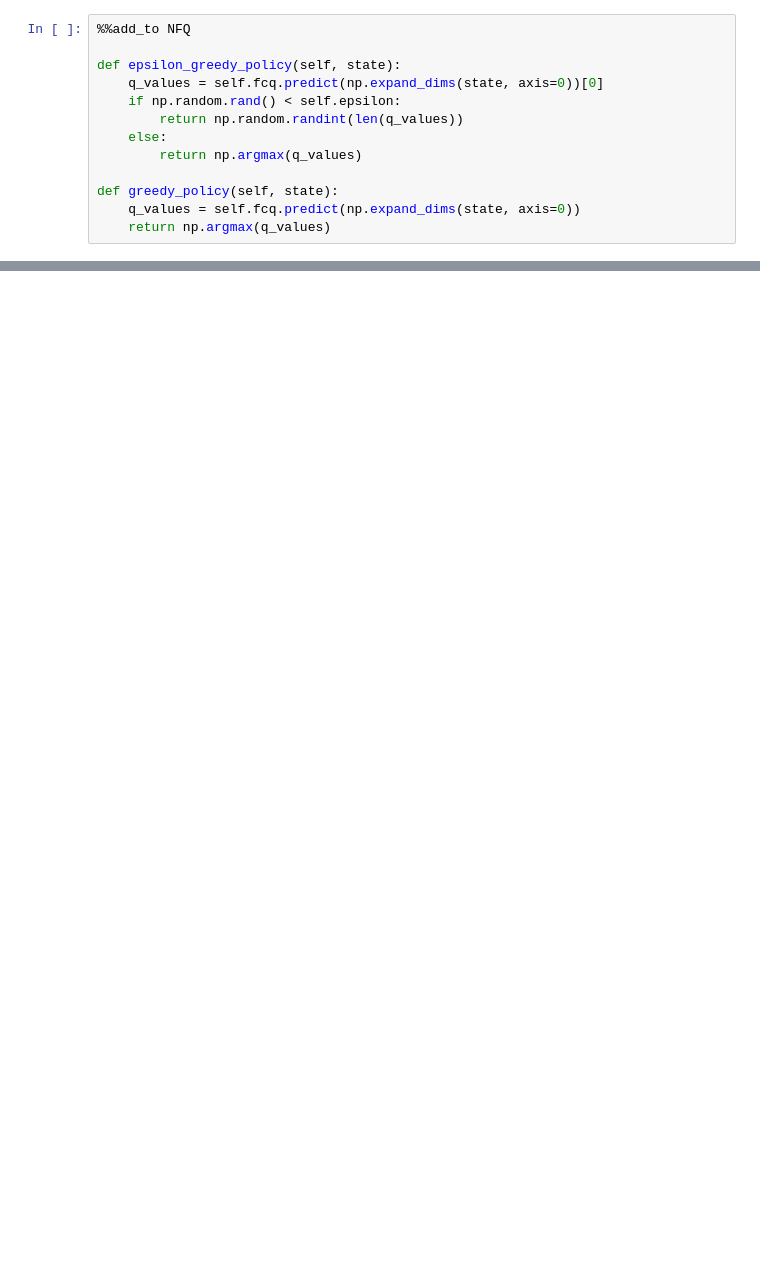
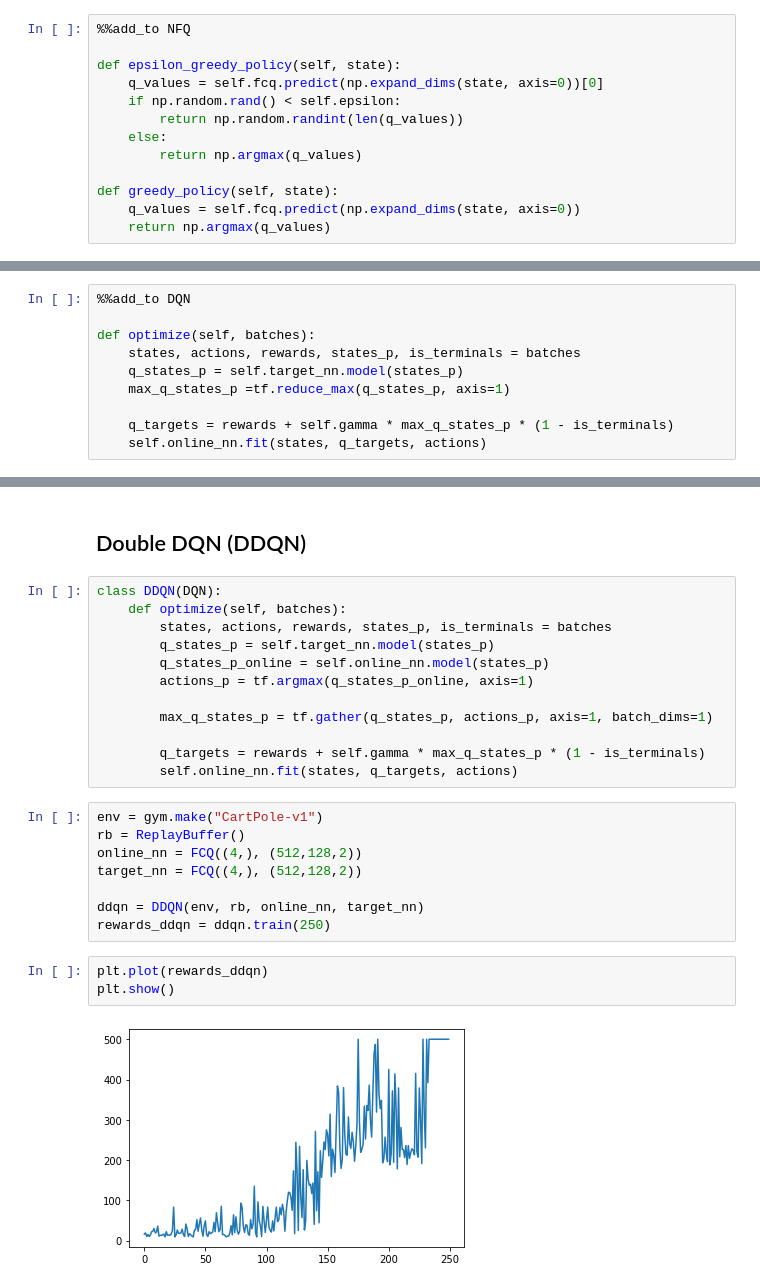
Before and after one commit to TroddenSpade/Exhaustive-Reinforcement-Learning, a Jupyter notebook: problems/CartPole/CartPole.ipynb, the cells around one changed output, grey strips where cells are left out. Drawn from its saved outputs; the diff is of its cells as text; blank space fills up the shorter version.

```diff
--- a/problems/CartPole/CartPole.ipynb
+++ b/problems/CartPole/CartPole.ipynb
@@ -140,0 +217,10 @@ rewards = agent.train(1000)
+# %%
+%%add_to DQN
+
+def optimize(self, batches):
+    states, actions, rewards, states_p, is_terminals = batches
+    q_states_p = self.target_nn.model(states_p)
+    max_q_states_p =tf.reduce_max(q_states_p, axis=1)
+
+    q_targets = rewards + self.gamma * max_q_states_p * (1 - is_terminals)
+    self.online_nn.fit(states, q_targets, actions)
@@ -143,0 +300,27 @@ plt.show()
+# %% [markdown]
+## Double DQN (DDQN)
+# %%
+class DDQN(DQN):
+    def optimize(self, batches):
+        states, actions, rewards, states_p, is_terminals = batches
+        q_states_p = self.target_nn.model(states_p)
+        q_states_p_online = self.online_nn.model(states_p)
+        actions_p = tf.argmax(q_states_p_online, axis=1)
+
+        max_q_states_p = tf.gather(q_states_p, actions_p, axis=1, batch_dims=1)
+
+        q_targets = rewards + self.gamma * max_q_states_p * (1 - is_terminals)
+        self.online_nn.fit(states, q_targets, actions)
+# %%
+env = gym.make("CartPole-v1")
+rb = ReplayBuffer()
+online_nn = FCQ((4,), (512,128,2))
+target_nn = FCQ((4,), (512,128,2))
+
+ddqn = DDQN(env, rb, online_nn, target_nn)
+rewards_ddqn = ddqn.train(250)
+# %%
+plt.plot(rewards_ddqn)
+plt.show()
+# %% [output]
+[figure, added]
```
Also changed, not shown: parts of 25 cells of this notebook.
